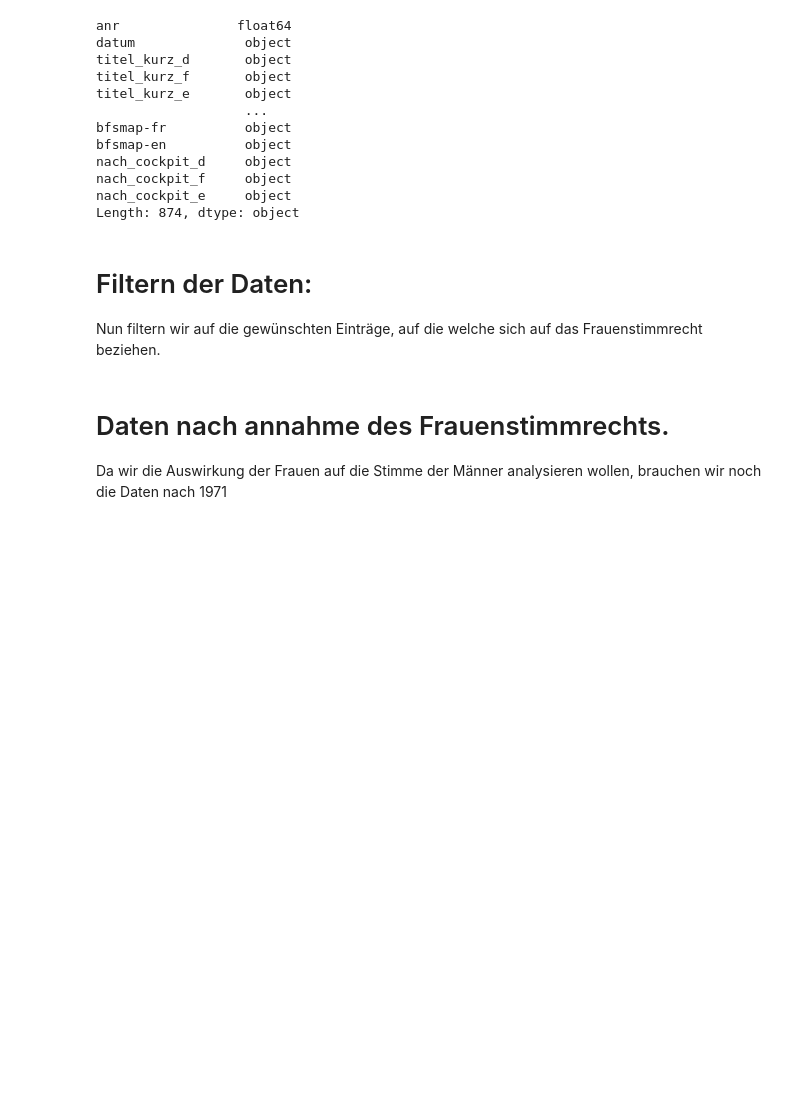
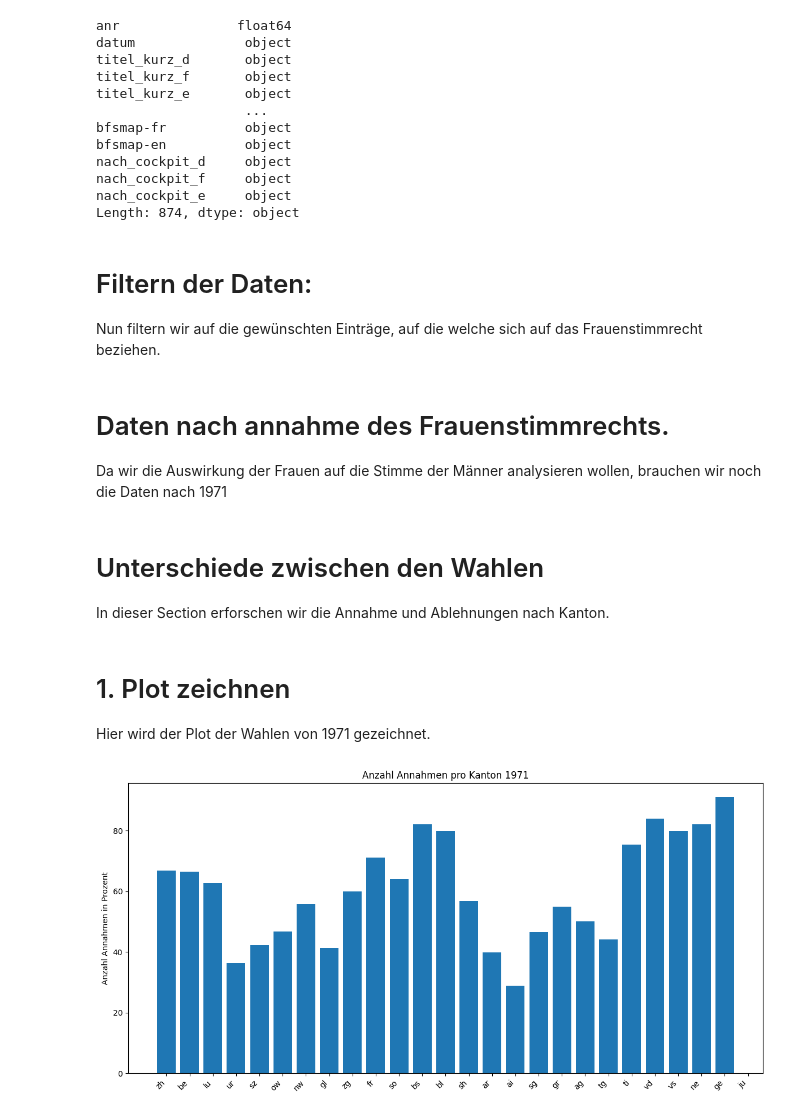
Before and after one commit to Roberto-info/CDA2-Demokratie-Challange, a Jupyter notebook: first_look_dataset.ipynb, the cells around one changed output. Cells and saved outputs as stored; diff of their text form; code cells hidden in the pictures; blank space fills up the shorter version.

Commit message:
added plots to visualize the results of the vote on the women right to vote for 1971 and 1959

```diff
--- a/first_look_dataset.ipynb
+++ b/first_look_dataset.ipynb
@@ -39,9 +46,16 @@ Length: 874, dtype: object
 # Filtern der Daten:
 Nun filtern wir auf die gewünschten Einträge, auf die welche sich auf das Frauenstimmrecht beziehen.
 # %%
-# Filtern auf die Abstimmungen welche sich mit dem Frauenstimmrecht befasst haben.
+# Filtern auf die Abstimmungen,
+# welche sich mit dem Frauenstimmrecht befasst haben.
 # Mittels regex suche
 df_frauenstimm = df.loc[df['titel_kurz_d'].str.contains('Frauenstimm', flags=re.IGNORECASE, regex=True)]
+# Datums vergleich
+date = datetime(1971, 2, 7, 0, 0)
+second_date = datetime(1959, 2, 1, 0, 0)
+
+df_frauenstimm_1971 = df.loc[df['datum'] == date]
+df_frauenstimm_1959 = df.loc[df['datum'] == second_date]
 # Ausgabe korrekt es gab zwei Wahlen konkret darüber
 df_frauenstimm.to_csv('data/frauenstimmmrecht.csv', index=False)
 # %% [markdown]
@@ -60,3 +70,45 @@ df_nach_frauenstimm = df.loc[df['datum'] > date]
 df_nach_frauenstimm.reset_index(drop=True, inplace=True)
 
 df_nach_frauenstimm.to_csv('data/nach_frauenstimmrecht.csv', index=False)
+# %% [markdown]
+# Unterschiede zwischen den Wahlen
+In dieser Section erforschen wir die Annahme und Ablehnungen nach Kanton.
+# %%
+# Filtern und Bereinigen der Daten
+# Wähle nur Spalten aus, die '-japroz' im Namen haben
+annahme_ablehnung = df_frauenstimm_1971[[col for col in df.columns if '-japroz' in col]]
+annahme_ablehnung_1959 = df_frauenstimm_1959[[col for col in df.columns if '-japroz' in col]]
+
+# Formt die Werte in numerische Werte um
+annahme_ablehnung = annahme_ablehnung.apply(pd.to_numeric, errors='coerce')
+annahme_ablehnung_1959 = annahme_ablehnung_1959.apply(pd.to_numeric, errors='coerce')
+
+# Entfernen von -japroz das die Kantone einfacher ersichtlich sind
+annahme_ablehnung.rename(columns=lambda x: x.replace("-japroz", ""), inplace=True)
+annahme_ablehnung_1959.rename(columns=lambda x: x.replace("-japroz", ""), inplace=True)
+# %% [markdown]
+# 1. Plot zeichnen
+Hier wird der Plot der Wahlen von 1971 gezeichnet.
+# %%
+# Erstelle Visualisierung
+# Figurengröße 12x6 Zoll für gute Lesbarkeit
+fig, ax = plt.subplots(figsize=(12, 6))
+# Erstelle Balkendiagramm
+# Extract the only row as values
+annahme_ablehnung_t = annahme_ablehnung.T
+
+x_labels = annahme_ablehnung_t.index  # Column names as x-axis labels
+y_values = annahme_ablehnung_t.iloc[:, 0]
+
+ax.bar(x_labels, y_values)
+
+# Formatiere die Darstellung
+plt.xticks(rotation=45, ha='right')  # Drehe Beschriftungen für bessere Lesbarkeit
+plt.title('Anzahl Annahmen pro Kanton 1971')
+plt.ylabel('Anzahl Annahmen in Prozent')
+plt.tight_layout()  # Optimiere Layout automatisch
+
+# Plotte das Diagramm
+plt.show()
+# %% [output]
+[figure, added]
```
Also changed, not shown: parts of 6 cells of this notebook, 1 other file.
